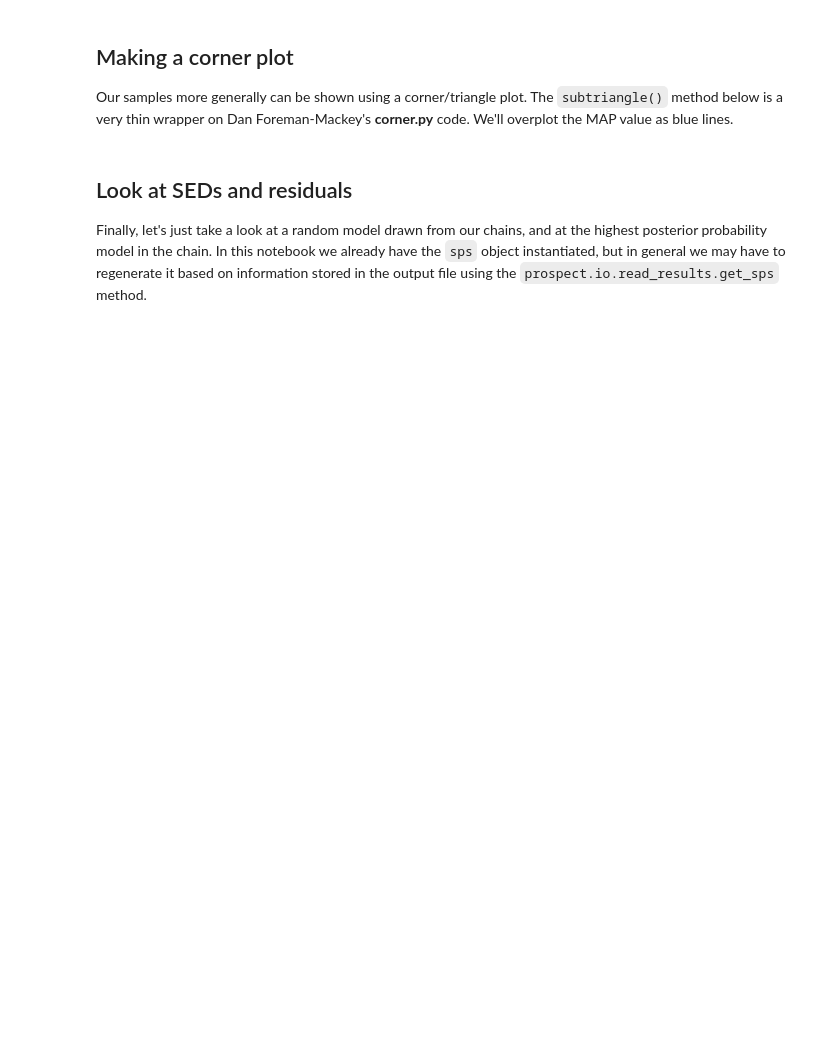
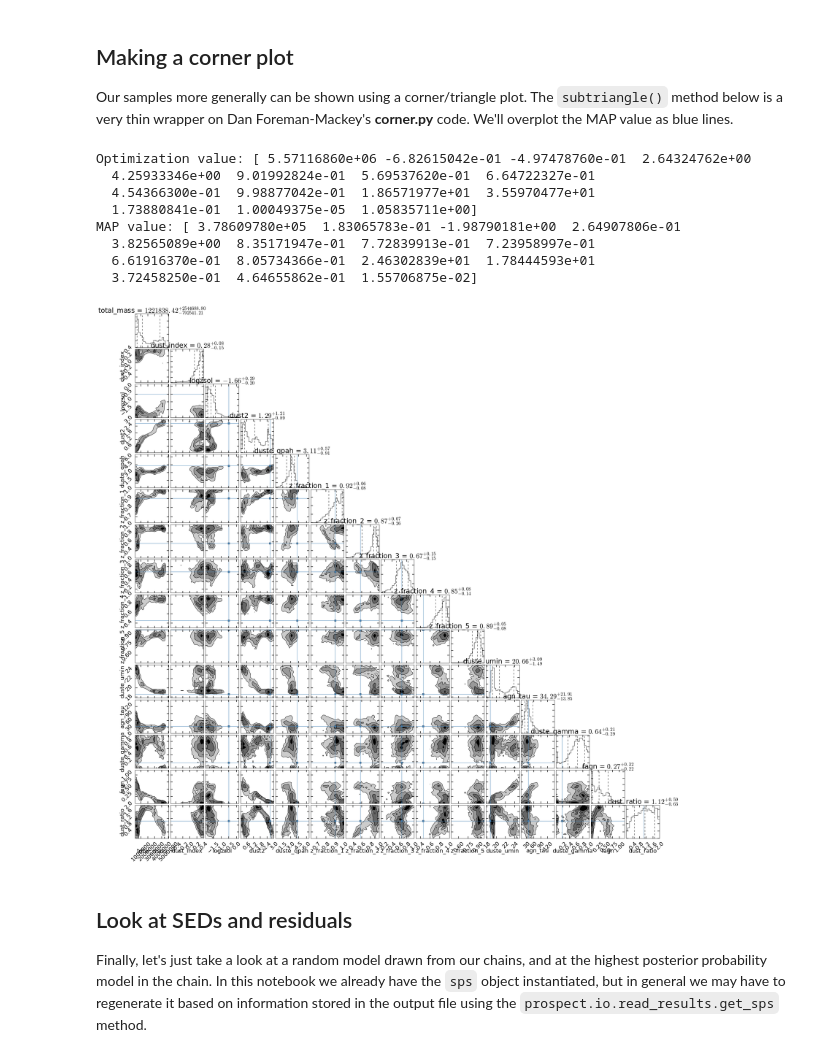
Before and after one commit to legolason/test_prospector_alpha, a Jupyter notebook: InteractiveDemo_guo.ipynb, the cells around one changed output. Saved outputs shown, nothing was run; the diff lists cells and outputs as text; code cells hidden in the pictures; blank space fills up the shorter version.

```diff
--- a/InteractiveDemo_guo.ipynb
+++ b/InteractiveDemo_guo.ipynb
@@ -647,10 +693,10 @@ In this example we will look at the *emcee* results file that we created, but yo
 In this notebook we have already defined the `model` (and `sps`) object, but in general one will want to recreate it.  *Prospector* allows you to do this by storing the `build_model` and `build_sps` code as text in the HDF5 file -- this is possible with the use of *parameter files* and command line operation.
 # %%
 import prospect.io.read_results as reader
-results_type = "dynesty" # | "dynesty"
+results_type = "emcee" # | "dynesty"
 # grab results (dictionary), the obs dictionary, and our corresponding models
 # When using parameter files set `dangerous=True`
-result, obs, _ = reader.results_from("demo_{}_mcmc.h5".format(results_type), dangerous=False)
+result, obs, _ = reader.results_from("demo_{}_mcmc_myobj.h5".format(results_type), dangerous=False)
 
 #The following commented lines reconstruct the model and sps object,
 # if a parameter file continaing the `build_*` methods was saved along with the results
@@ -674,20 +724,30 @@ Our samples more generally can be shown using a corner/triangle plot.  The `subt
 # %%
 # maximum a posteriori (of the locations visited by the MCMC sampler)
 imax = np.argmax(result['lnprobability'])
 if results_type == "emcee":
     i, j = np.unravel_index(imax, result['lnprobability'].shape)
     theta_max = result['chain'][i, j, :].copy()
     thin = 5
 else:
     theta_max = result["chain"][imax, :]
     thin = 1
 
 print('Optimization value: {}'.format(theta_best))
 print('MAP value: {}'.format(theta_max))
 
 
 cornerfig = reader.subcorner(result, start=0, thin=thin, truths=theta_best,
-                             fig=subplots(12,12,figsize=(27,27))[0])
+                             fig=subplots(15,15,figsize=(27,27))[0])
+# %% [output]
+Optimization value: [ 5.57116860e+06 -6.82615042e-01 -4.97478760e-01  2.64324762e+00
+  4.25933346e+00  9.01992824e-01  5.69537620e-01  6.64722327e-01
+  4.54366300e-01  9.98877042e-01  1.86571977e+01  3.55970477e+01
+  1.73880841e-01  1.00049375e-05  1.05835711e+00]
+MAP value: [ 3.78609780e+05  1.83065783e-01 -1.98790181e+00  2.64907806e-01
+  3.82565089e+00  8.35171947e-01  7.72839913e-01  7.23958997e-01
+  6.61916370e-01  8.05734366e-01  2.46302839e+01  1.78444593e+01
+  3.72458250e-01  4.64655862e-01  1.55706875e-02]
+[figure, added]
 # %% [markdown]
 ## Look at SEDs and residuals
 Finally, let's just take a look at a random model drawn from our chains, and at the highest posterior probability model in the chain.  In this notebook we already have the `sps` object instantiated, but in general we may have to regenerate it based on information stored in the output file using the `prospect.io.read_results.get_sps` method.
```
Also changed, not shown: parts of 15 cells of this notebook.
